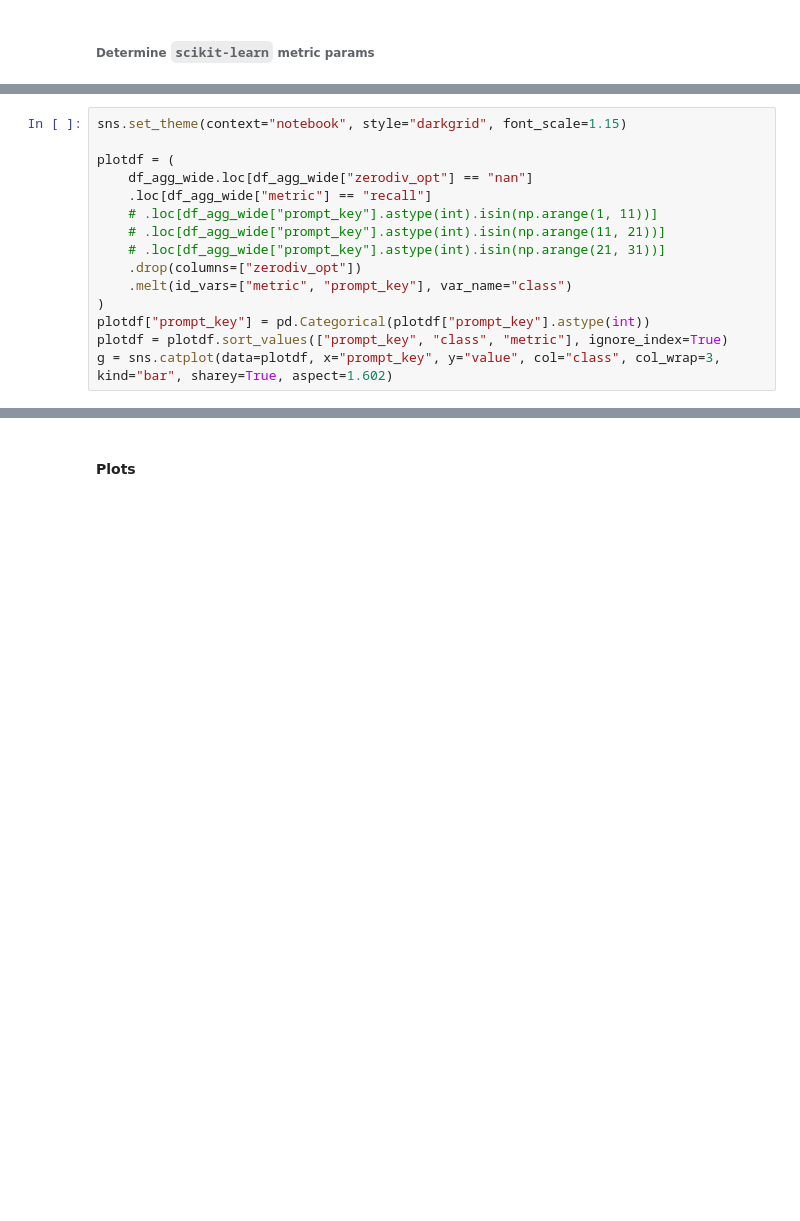
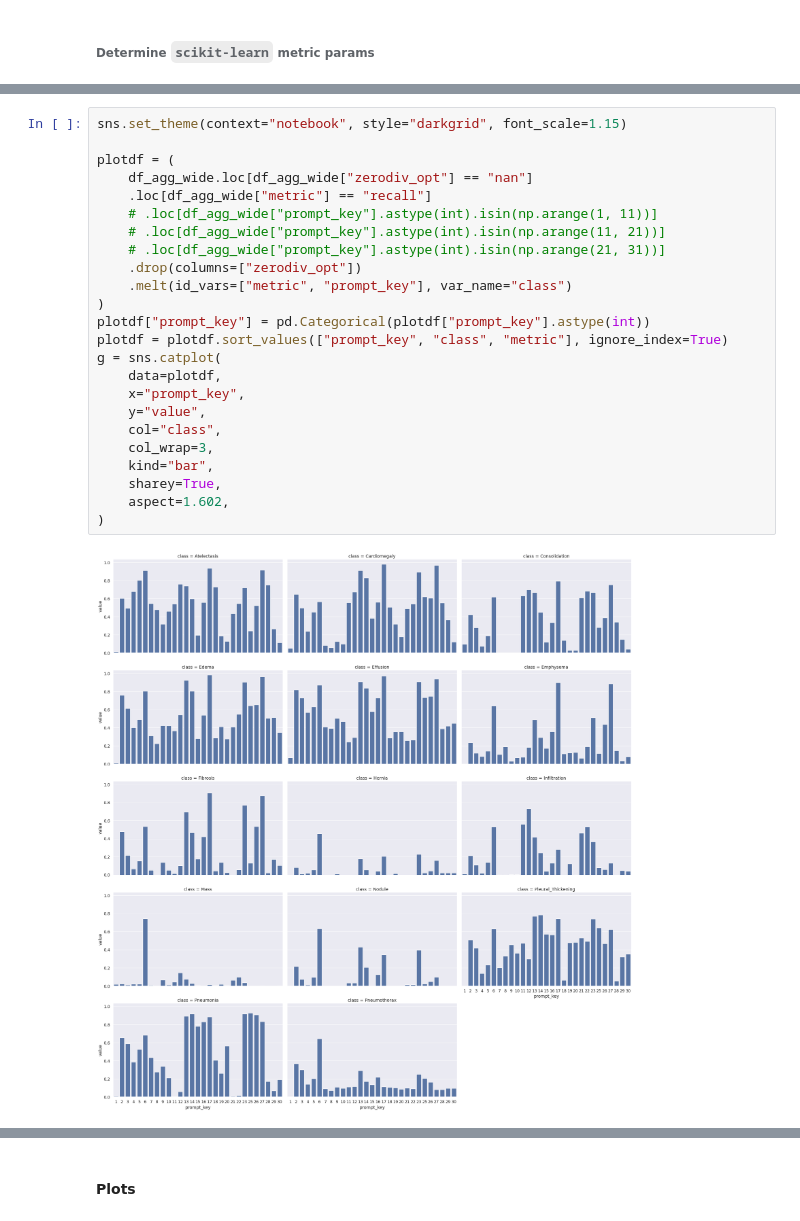
Before and after one commit to mark-rustad/CheXagent, a Jupyter notebook: get_started.ipynb, the cells around one changed output, grey strips where cells are left out. Cells and saved outputs as stored; diff of their text form; blank space fills up the shorter version.

```diff
--- a/get_started.ipynb
+++ b/get_started.ipynb
@@ -441,18 +639,29 @@ g = sns.catplot(
 # %%
 sns.set_theme(context="notebook", style="darkgrid", font_scale=1.15)
 
 plotdf = (
     df_agg_wide.loc[df_agg_wide["zerodiv_opt"] == "nan"]
     .loc[df_agg_wide["metric"] == "recall"]
     # .loc[df_agg_wide["prompt_key"].astype(int).isin(np.arange(1, 11))]
     # .loc[df_agg_wide["prompt_key"].astype(int).isin(np.arange(11, 21))]
     # .loc[df_agg_wide["prompt_key"].astype(int).isin(np.arange(21, 31))]
     .drop(columns=["zerodiv_opt"])
     .melt(id_vars=["metric", "prompt_key"], var_name="class")
 )
 plotdf["prompt_key"] = pd.Categorical(plotdf["prompt_key"].astype(int))
 plotdf = plotdf.sort_values(["prompt_key", "class", "metric"], ignore_index=True)
-g = sns.catplot(data=plotdf, x="prompt_key", y="value", col="class", col_wrap=3, kind="bar", sharey=True, aspect=1.602)
+g = sns.catplot(
+    data=plotdf,
+    x="prompt_key",
+    y="value",
+    col="class",
+    col_wrap=3,
+    kind="bar",
+    sharey=True,
+    aspect=1.602,
+)
+# %% [output]
+[figure, added]
 # %%
 # Compute confusion matrices for each class
 mcm = multilabel_confusion_matrix(ytrue, ypred)
```
Also changed, not shown: parts of 38 cells of this notebook.
